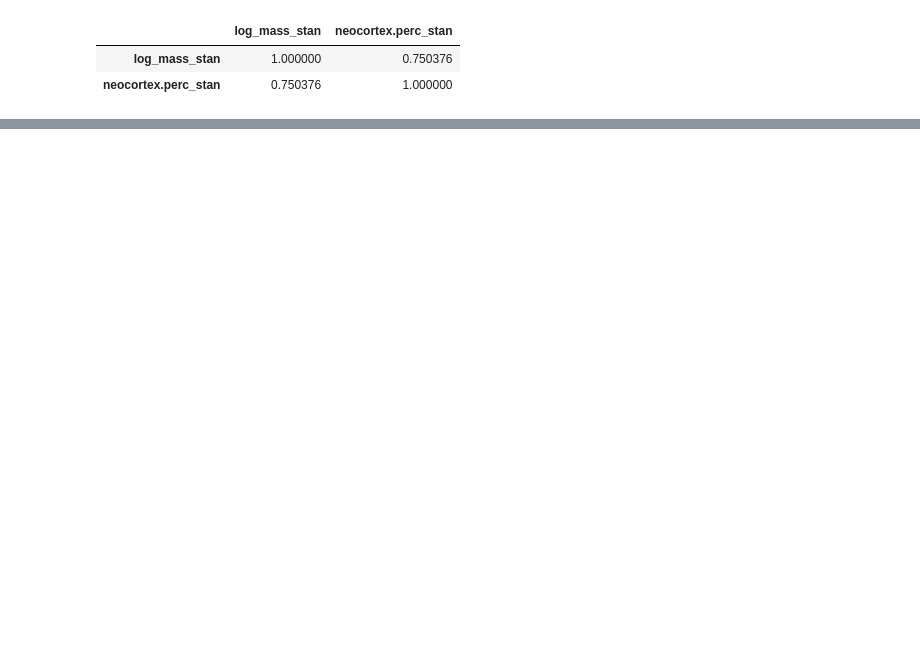
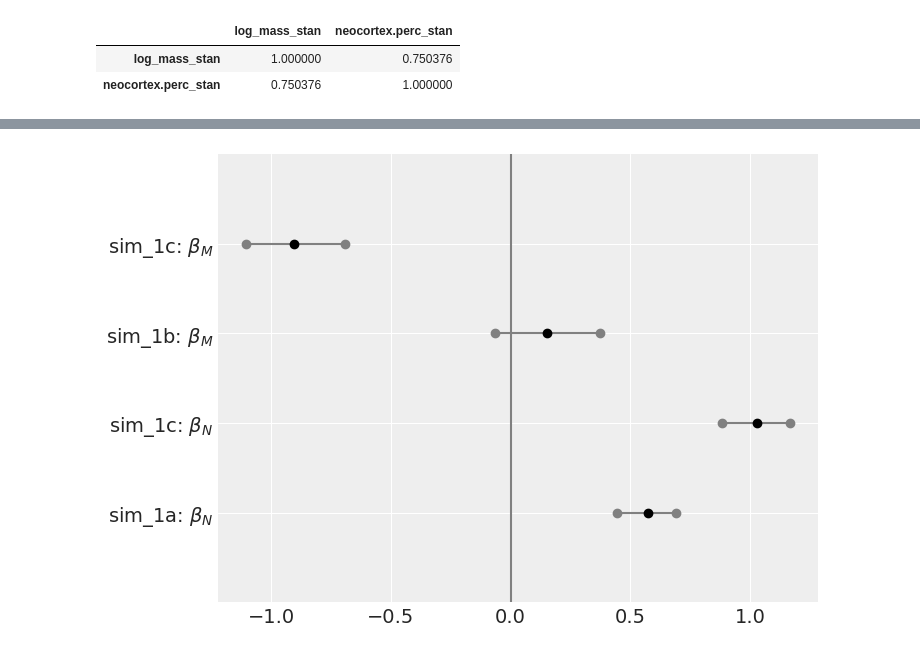
Before and after one commit to somnath1077/statistical_rethinking, a Jupyter notebook: code/ch05/nb03_masked_relationships.ipynb, the cells around one changed output, grey strips where cells are left out. Saved outputs shown, nothing was run; the diff lists cells and outputs as text; code cells hidden in the pictures; blank space fills up the shorter version.

```diff
--- a/code/ch05/nb03_masked_relationships.ipynb
+++ b/code/ch05/nb03_masked_relationships.ipynb
@@ -390,0 +491,2 @@ In this case, we have a response variable $Y$ and two predictor variables $X_1$
+# %%
+summary_1a = az.summary(trace_1a, var_names=['alpha', 'beta_N', 'sigma'], hdi_prob=0.89)
@@ -390,0 +510,13 @@ In this case, we have a response variable $Y$ and two predictor variables $X_1$
+# %%
+summary_1b = az.summary(trace_1b, var_names=['alpha', 'beta_M', 'sigma'], hdi_prob=0.89)
+# %%
+with pm.Model() as m_sim_1c:
+    alpha = pm.Normal('alpha', mu=0.0, sigma=0.2)
+    beta_M = pm.Normal('beta_M', mu=0.0, sigma=0.5)
+    beta_N = pm.Normal('beta_N', mu=0.0, sigma=0.5)
+    sigma = pm.Exponential('sigma', lam=1)
+
+    mu = pm.Deterministic('mu', alpha + beta_M * df_sim_1['M'] + beta_N * df_sim_1['N'])
+    K = pm.Normal('K', mu=mu, sigma=sigma, observed=df_sim_1['K'])
+
+    trace_1c = pm.sample(5000, tune=2000)
@@ -390,0 +530,27 @@ In this case, we have a response variable $Y$ and two predictor variables $X_1$
+# %%
+summary_1c = az.summary(trace_1c, var_names=['alpha', 'beta_M', 'beta_N', 'sigma'], hdi_prob=0.89)
+# %%
+summary_list = [(summary_1a, 'beta_N', 1),
+                (summary_1c, 'beta_N', 2),
+                (summary_1b, 'beta_M', 3),
+                (summary_1c, 'beta_M', 4)]
+
+
+_, ax = plt.subplots(1, 1)
+
+
+for summary, var, y_level in summary_list:
+    lower = summary.loc[var, 'hdi_5.5%']
+    upper = summary.loc[var, 'hdi_94.5%']
+    mid = summary.loc[var, 'mean']
+
+    ax.plot((lower, upper), (y_level, y_level), 'o-', color='grey')
+    ax.plot((mid), (y_level), 'ko')
+
+ax.vlines(x=0, ymin=0, ymax=5, color='grey')
+ax.set_ylim(0, 5)
+plt.yticks([1, 2, 3, 4], [r'sim_1a: $\beta_N$', r'sim_1c: $\beta_N$', r'sim_1b: $\beta_M$', r'sim_1c: $\beta_M$'])
+
+plt.show()
+# %% [output]
+[figure, added]
```
Also changed, not shown: parts of 26 cells of this notebook.
